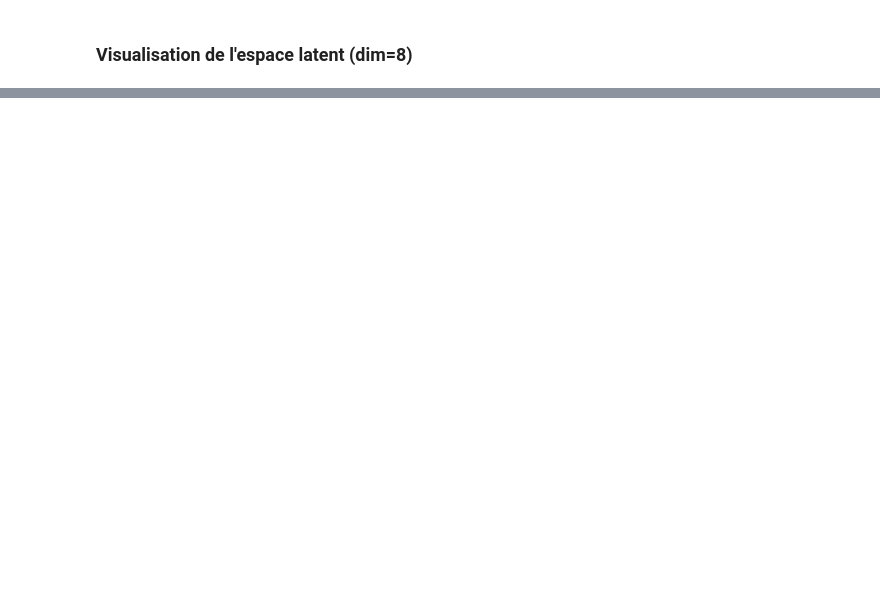
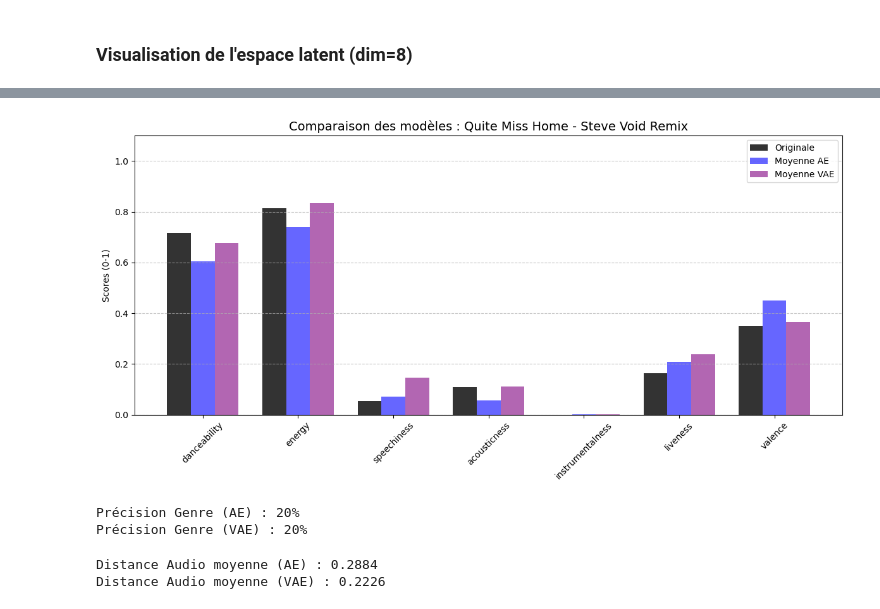
Before and after one commit to farahamorri/NextBeatSpotify, a Jupyter notebook: nextBeatSpotify.ipynb, the cells around one changed output, grey strips where cells are left out. Cells and saved outputs as stored; diff of their text form; code cells hidden in the pictures; blank space fills up the shorter version.

```diff
--- a/nextBeatSpotify.ipynb
+++ b/nextBeatSpotify.ipynb
@@ -883,0 +951,75 @@ display(recommend_vae(df['track_name'].iloc[34], df, z_mean_tracks))
+# %%
+def plot_comparison_bars_triple(original_song_name, recs_ae, recs_vae, features):
+    # 1. Préparation des données
+    original_data = df[df['track_name'] == original_song_name][features].iloc[0]
+    ae_mean = recs_ae[features].mean()
+    vae_mean = recs_vae[features].mean()
+
+    x = np.arange(len(features))  # Positions des groupes
+    width = 0.25  # Largeur des barres
+
+    fig, ax = plt.subplots(figsize=(12, 6))
+
+    # Barres pour l'originale
+    ax.bar(x - width, original_data, width, label='Originale', color='black', alpha=0.8)
+
+    # Barres pour l'Autoencoder
+    ax.bar(x, ae_mean, width, label='Moyenne AE', color='blue', alpha=0.6)
+
+    # Barres pour le VAE
+    ax.bar(x + width, vae_mean, width, label='Moyenne VAE', color='purple', alpha=0.6)
+
+    # Mise en forme
+    ax.set_ylabel('Scores (0-1)')
+    ax.set_title(f'Comparaison des modèles : {original_song_name}', fontsize=14)
+    ax.set_xticks(x)
+    ax.set_xticklabels(features, rotation=45)
+    ax.set_ylim(0, 1.1) # On fixe la limite à 1 pour la clarté
+    ax.legend()
+
+    plt.grid(axis='y', linestyle='--', alpha=0.7)
+    plt.tight_layout()
+    plt.show()
+
+# --- UTILISATION ---
+plot_comparison_bars_triple(song_name, recs_ae, recs_vae, features_list)
+# %% [output]
+[figure, added]
+# %%
+def get_genre_precision(recs_df, original_song_name, df):
+    orig_genre = df[df['track_name'] == original_song_name]['playlist_genre'].values[0]
+    precision = (recs_df['playlist_genre'] == orig_genre).sum() / len(recs_df)
+    return precision
+
+precision_ae = get_genre_precision(recs_ae, song_name, df)
+precision_vae = get_genre_precision(recs_vae, song_name, df)
+
+print(f"Précision Genre (AE) : {precision_ae:.0%}")
+print(f"Précision Genre (VAE) : {precision_vae:.0%}")
+# %% [output]
+Précision Genre (AE) : 20%
+Précision Genre (VAE) : 20%
+# %%
+from scipy.spatial.distance import euclidean
+
+def evaluate_feature_distance(original_song_name, recs_df, features):
+    # Vecteur de la chanson source
+    original_vec = df[df['track_name'] == original_song_name][features].iloc[0].values
+
+    # Calcul des distances pour chaque recommandation
+    distances = []
+    for _, row in recs_df.iterrows():
+        dist = euclidean(original_vec, row[features].values)
+        distances.append(dist)
+
+    return np.mean(distances)
+
+# Comparaison
+dist_ae = evaluate_feature_distance(song_name, recs_ae, features_list)
+dist_vae = evaluate_feature_distance(song_name, recs_vae, features_list)
+
+print(f"Distance Audio moyenne (AE) : {dist_ae:.4f}")
+print(f"Distance Audio moyenne (VAE) : {dist_vae:.4f}")
+# %% [output]
+Distance Audio moyenne (AE) : 0.2884
+Distance Audio moyenne (VAE) : 0.2226
```
Also changed, not shown: parts of 36 cells of this notebook, 1 other file.
